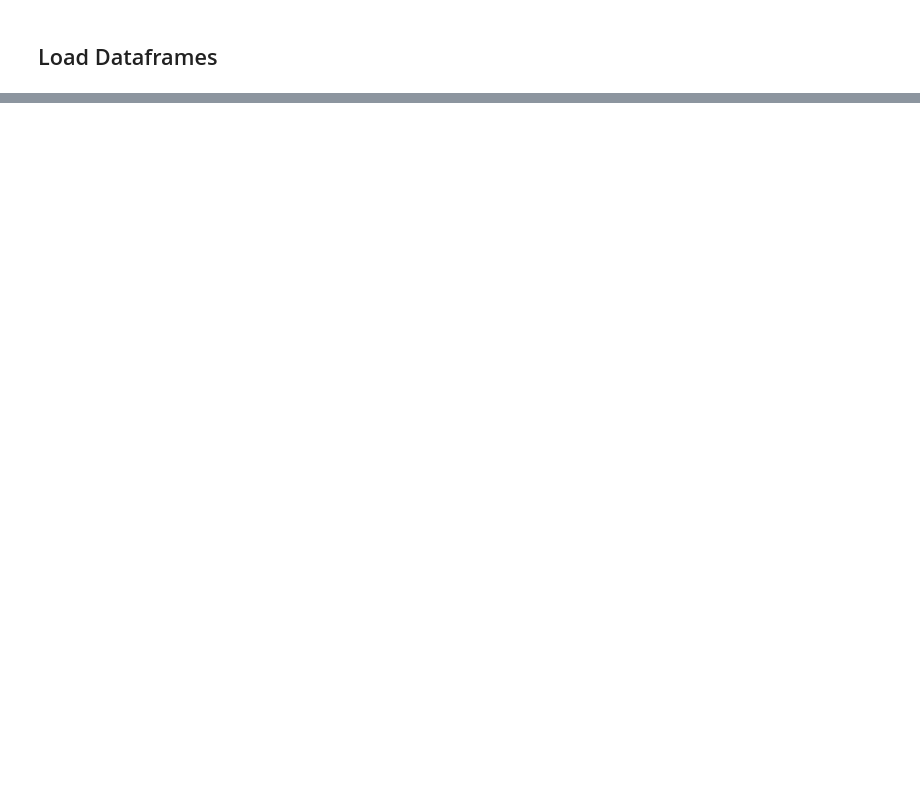
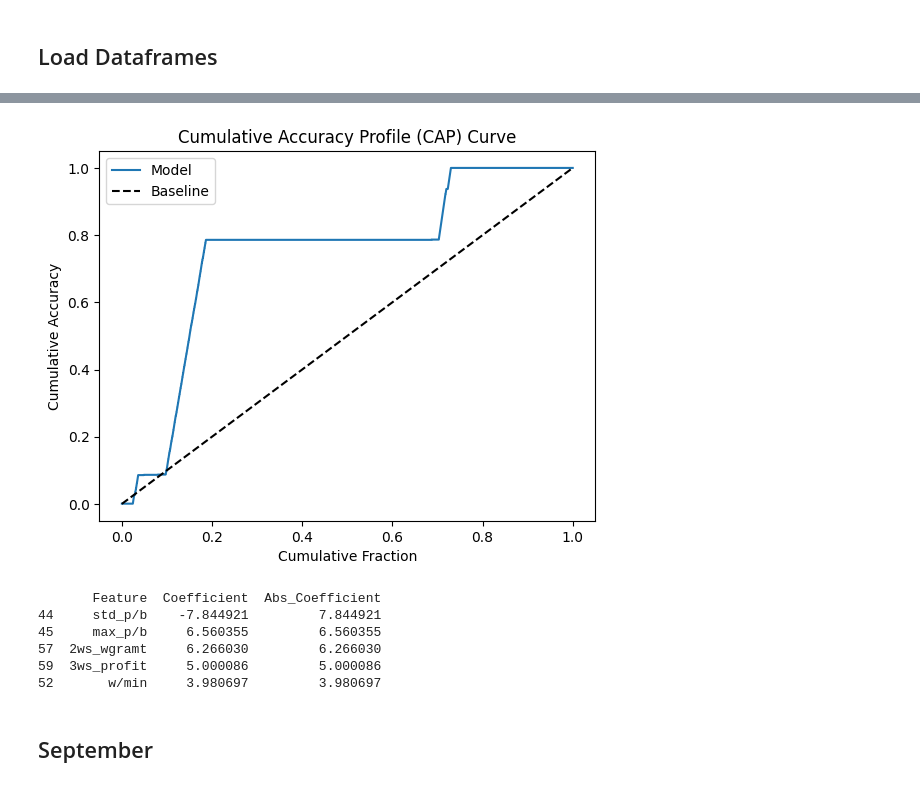
Before and after one commit to mauricios20/Gamblers_Investors, a Jupyter notebook: Entire Data/Combinations/Tunning/Overall/LR.ipynb, the cells around one changed output, grey strips where cells are left out. Cells and saved outputs as stored; diff of their text form; code cells hidden in the pictures; blank space fills up the shorter version.

```diff
--- a/Entire Data/Combinations/Tunning/Overall/LR.ipynb
+++ b/Entire Data/Combinations/Tunning/Overall/LR.ipynb
@@ -154,0 +108,7 @@ plt.show()
+# %%
+training = ['2_June', '3_July', '6_October', '5_September']
+testing = ['4_August']
+
+august_test, aug_y_test, aug_y_pred, aug_x_test , aug_df, aug_classifier, ct = cf.run_lr_combine(months, data_path, filter, training, testing, best_params)
+
+print(august_test.to_latex(index=False))
@@ -154,0 +125,4 @@ plt.show()
+# %%
+cf.plot_cap_curve(aug_y_test, aug_y_pred)
+# %% [output]
+[figure, added]
@@ -154,0 +131,11 @@ plt.show()
+# %%
+print(august_features.head(5))
+# %% [output]
+       Feature  Coefficient  Abs_Coefficient
+44     std_p/b    -7.844921         7.844921
+45     max_p/b     6.560355         6.560355
+57  2ws_wgramt     6.266030         6.266030
+59  3ws_profit     5.000086         5.000086
+52       w/min     3.980697         3.980697
+# %% [markdown]
+## September
```
Also changed, not shown: parts of 30 cells of this notebook, 4 other files.
